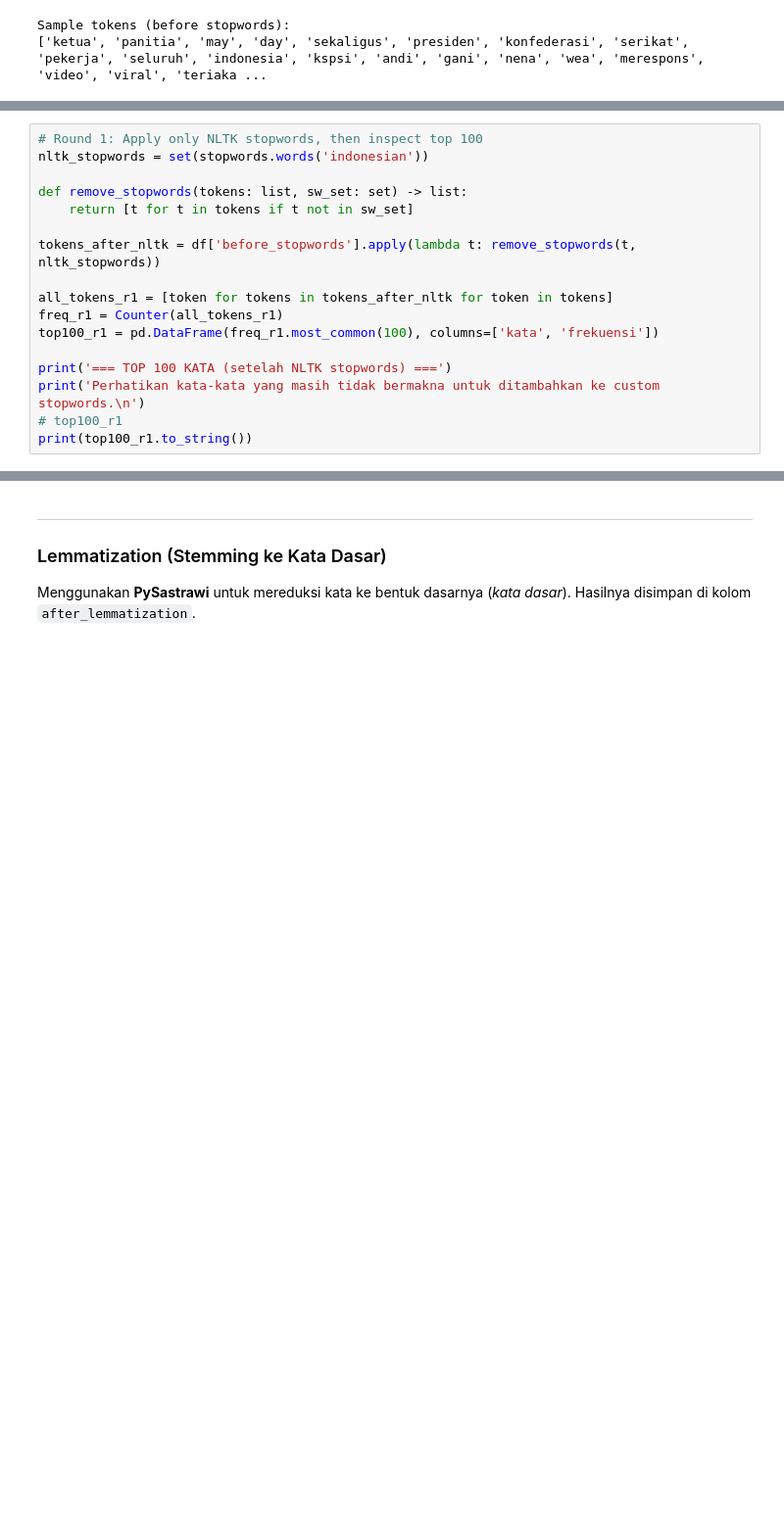
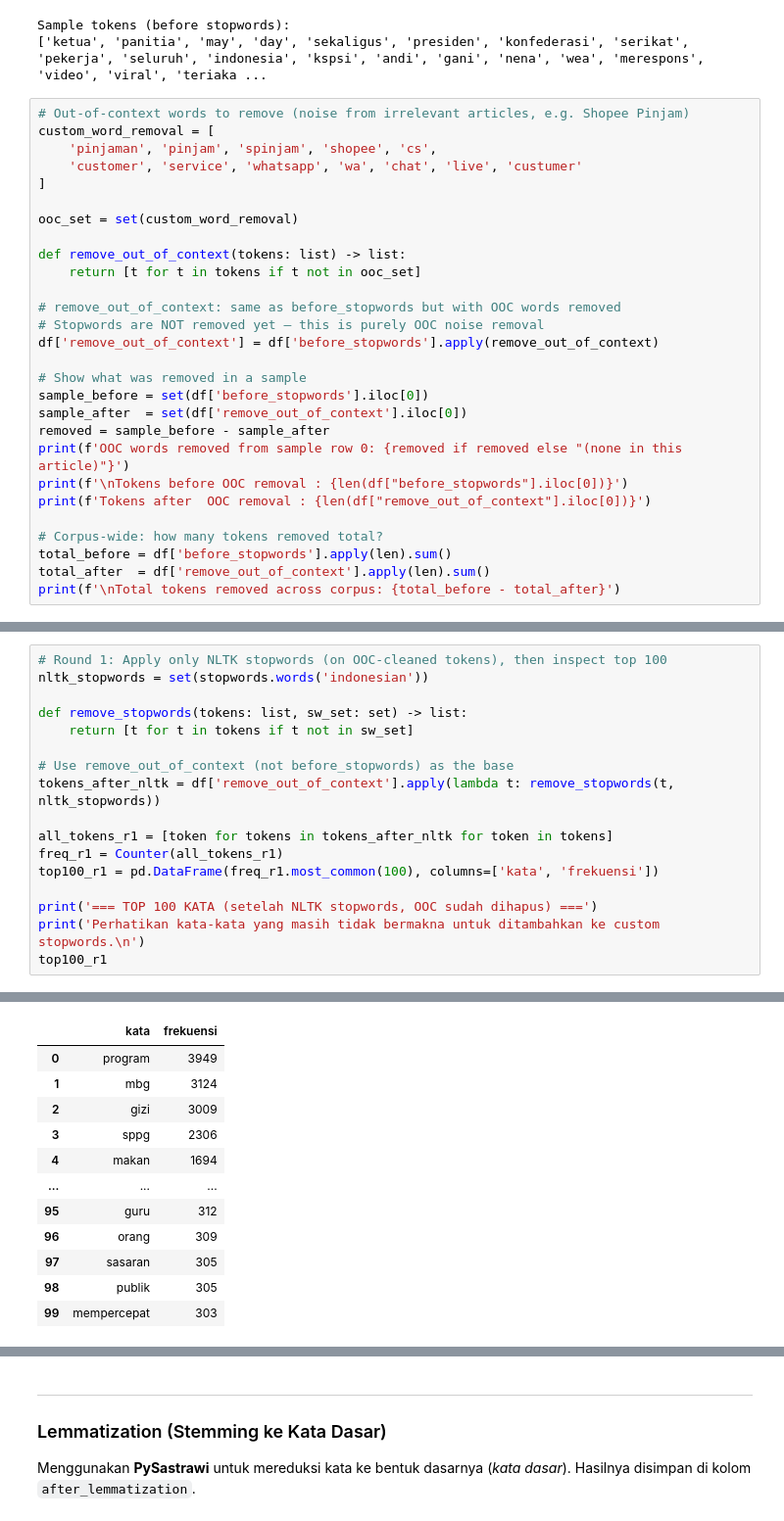
Before and after one commit to fransnicklaus/PBAKelompok1, a Jupyter notebook: midterm/main.ipynb, the cells around one changed output, grey strips where cells are left out. Shown at 98% size. Drawn from its saved outputs; the diff is of its cells as text; blank space fills up the shorter version.

Commit message:
feat: removing out of context words, adding more stopwords

```diff
--- a/midterm/main.ipynb
+++ b/midterm/main.ipynb
@@ -509,3 +509,31 @@ print(df['before_stopwords'].iloc[0][:30])
 # %% [output]
 Sample tokens (before stopwords):
 ['ketua', 'panitia', 'may', 'day', 'sekaligus', 'presiden', 'konfederasi', 'serikat', 'pekerja', 'seluruh', 'indonesia', 'kspsi', 'andi', 'gani', 'nena', 'wea', 'merespons', 'video', 'viral', 'teriaka ...
+# %%
+# Out-of-context words to remove (noise from irrelevant articles, e.g. Shopee Pinjam)
+custom_word_removal = [
+    'pinjaman', 'pinjam', 'spinjam', 'shopee', 'cs',
+    'customer', 'service', 'whatsapp', 'wa', 'chat', 'live', 'custumer'
+]
+
+ooc_set = set(custom_word_removal)
+
+def remove_out_of_context(tokens: list) -> list:
+    return [t for t in tokens if t not in ooc_set]
+
+# remove_out_of_context: same as before_stopwords but with OOC words removed
+# Stopwords are NOT removed yet — this is purely OOC noise removal
+df['remove_out_of_context'] = df['before_stopwords'].apply(remove_out_of_context)
+
+# Show what was removed in a sample
+sample_before = set(df['before_stopwords'].iloc[0])
+sample_after  = set(df['remove_out_of_context'].iloc[0])
+removed = sample_before - sample_after
+print(f'OOC words removed from sample row 0: {removed if removed else "(none in this article)"}')
+print(f'\nTokens before OOC removal : {len(df["before_stopwords"].iloc[0])}')
+print(f'Tokens after  OOC removal : {len(df["remove_out_of_context"].iloc[0])}')
+
+# Corpus-wide: how many tokens removed total?
+total_before = df['before_stopwords'].apply(len).sum()
+total_after  = df['remove_out_of_context'].apply(len).sum()
+print(f'\nTotal tokens removed across corpus: {total_before - total_after}')
@@ -512,18 +547,18 @@ Sample tokens (before stopwords):
 # %%
-# Round 1: Apply only NLTK stopwords, then inspect top 100
+# Round 1: Apply only NLTK stopwords (on OOC-cleaned tokens), then inspect top 100
 nltk_stopwords = set(stopwords.words('indonesian'))
 
 def remove_stopwords(tokens: list, sw_set: set) -> list:
     return [t for t in tokens if t not in sw_set]
 
-tokens_after_nltk = df['before_stopwords'].apply(lambda t: remove_stopwords(t, nltk_stopwords))
+# Use remove_out_of_context (not before_stopwords) as the base
+tokens_after_nltk = df['remove_out_of_context'].apply(lambda t: remove_stopwords(t, nltk_stopwords))
 
 all_tokens_r1 = [token for tokens in tokens_after_nltk for token in tokens]
 freq_r1 = Counter(all_tokens_r1)
 top100_r1 = pd.DataFrame(freq_r1.most_common(100), columns=['kata', 'frekuensi'])
 
-print('=== TOP 100 KATA (setelah NLTK stopwords) ===')
+print('=== TOP 100 KATA (setelah NLTK stopwords, OOC sudah dihapus) ===')
 print('Perhatikan kata-kata yang masih tidak bermakna untuk ditambahkan ke custom stopwords.\n')
-# top100_r1
-print(top100_r1.to_string())
+top100_r1
 # %% [output]
@@ -546,0 +567,12 @@ Perhatikan kata-kata yang masih tidak bermakna untuk ditambahkan ke custom stopw
+|  | kata | frekuensi |
+| 0 | program | 3949 |
+| 1 | mbg | 3124 |
+| 2 | gizi | 3009 |
+| 3 | sppg | 2306 |
+| 4 | makan | 1694 |
+| ... | ... | ... |
+| 95 | guru | 312 |
+| 96 | orang | 309 |
+| 97 | sasaran | 305 |
+| 98 | publik | 305 |
+| 99 | mempercepat | 303 |
```
Also changed, not shown: parts of 42 cells of this notebook, 5 other files.
